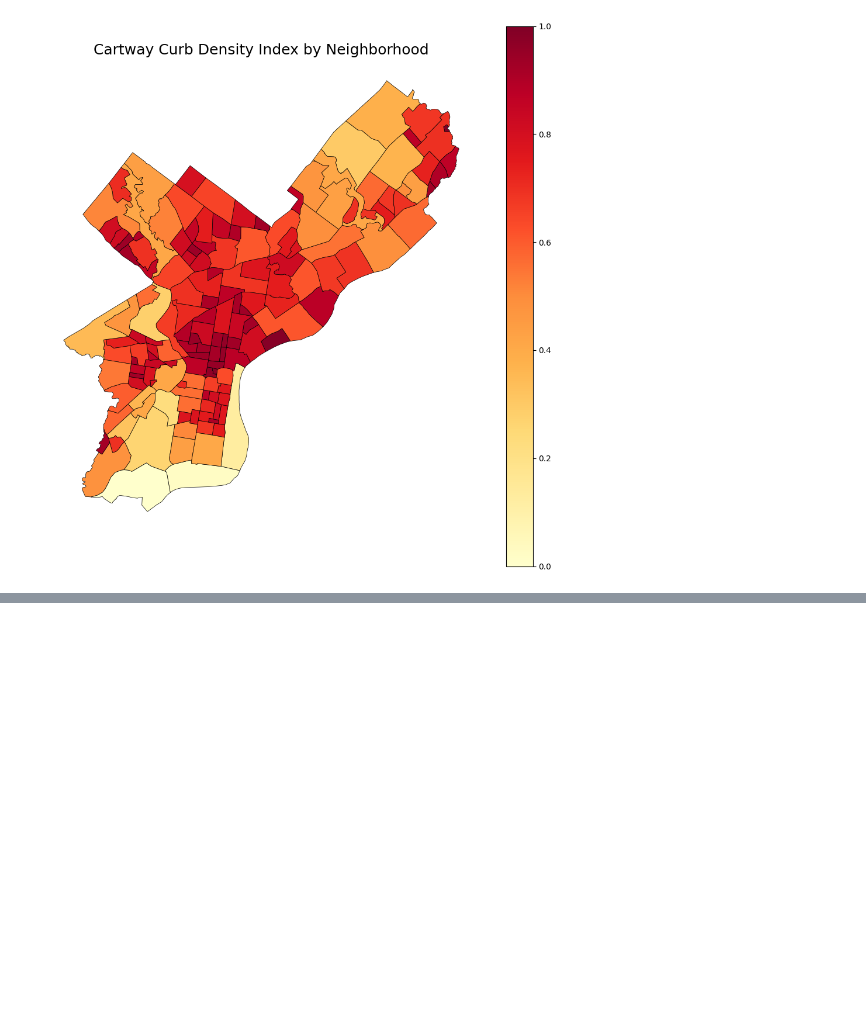
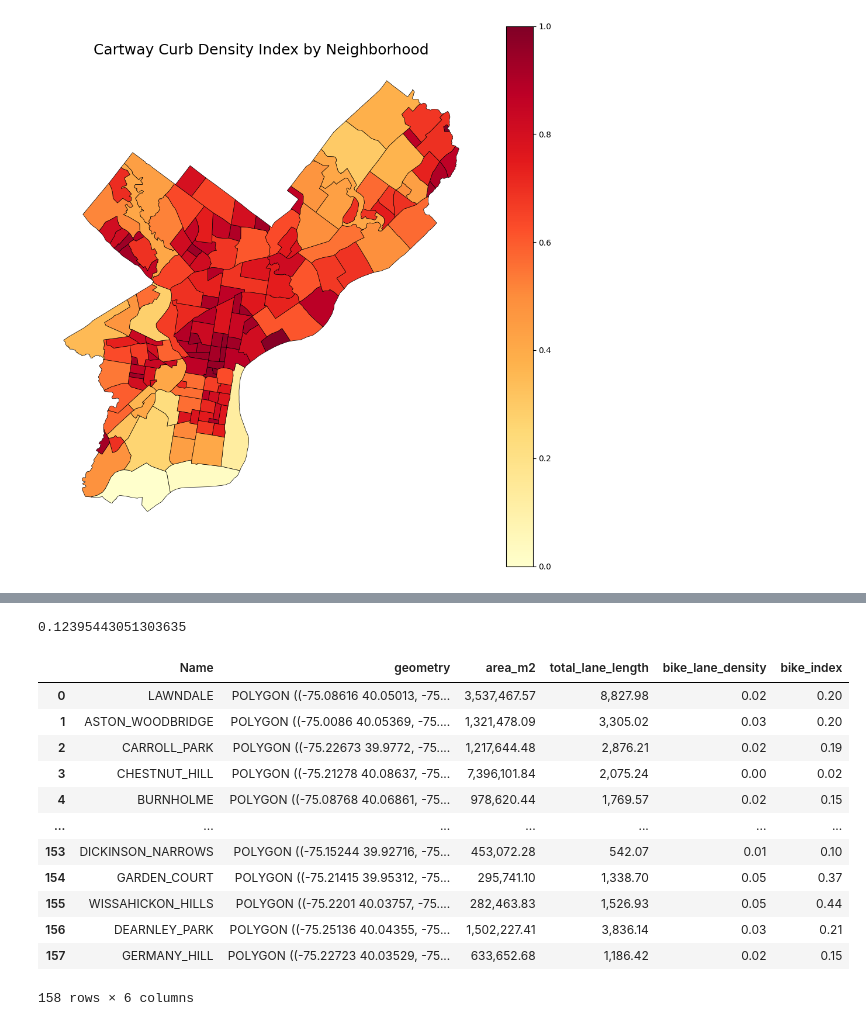
Before and after one commit to astauf03/musa5500-python-final, a Jupyter notebook: notebooks/mobility/mobility.ipynb, the cells around one changed output, grey strips where cells are left out. Saved outputs shown, nothing was run; the diff lists cells and outputs as text; code cells hidden in the pictures; blank space fills up the shorter version.

```diff
--- a/notebooks/mobility/mobility.ipynb
+++ b/notebooks/mobility/mobility.ipynb
@@ -414,0 +507,4 @@ plt.show()
+# %%
+summary.bike_lane_density.max()
+# %% [output]
+0.12395443051303635
@@ -414,0 +517,16 @@ plt.show()
+# %%
+summary
+# %% [output]
+|  | Name | geometry | area_m2 | total_lane_length | bike_lane_density | bike_index |
+| 0 | LAWNDALE | POLYGON ((-75.08616 40.05013, -75... | 3,537,467.57 | 8,827.98 | 0.02 | 0.20 |
+| 1 | ASTON_WOODBRIDGE | POLYGON ((-75.0086 40.05369, -75.... | 1,321,478.09 | 3,305.02 | 0.03 | 0.20 |
+| 2 | CARROLL_PARK | POLYGON ((-75.22673 39.9772, -75.... | 1,217,644.48 | 2,876.21 | 0.02 | 0.19 |
+| 3 | CHESTNUT_HILL | POLYGON ((-75.21278 40.08637, -75... | 7,396,101.84 | 2,075.24 | 0.00 | 0.02 |
+| 4 | BURNHOLME | POLYGON ((-75.08768 40.06861, -75... | 978,620.44 | 1,769.57 | 0.02 | 0.15 |
+| ... | ... | ... | ... | ... | ... | ... |
+| 153 | DICKINSON_NARROWS | POLYGON ((-75.15244 39.92716, -75... | 453,072.28 | 542.07 | 0.01 | 0.10 |
+| 154 | GARDEN_COURT | POLYGON ((-75.21415 39.95312, -75... | 295,741.10 | 1,338.70 | 0.05 | 0.37 |
+| 155 | WISSAHICKON_HILLS | POLYGON ((-75.2201 40.03757, -75.... | 282,463.83 | 1,526.93 | 0.05 | 0.44 |
+| 156 | DEARNLEY_PARK | POLYGON ((-75.25136 40.04355, -75... | 1,502,227.41 | 3,836.14 | 0.03 | 0.21 |
+| 157 | GERMANY_HILL | POLYGON ((-75.22723 40.03529, -75... | 633,652.68 | 1,186.42 | 0.02 | 0.15 |
+158 rows × 6 columns
```
Also changed, not shown: parts of 8 cells of this notebook.
